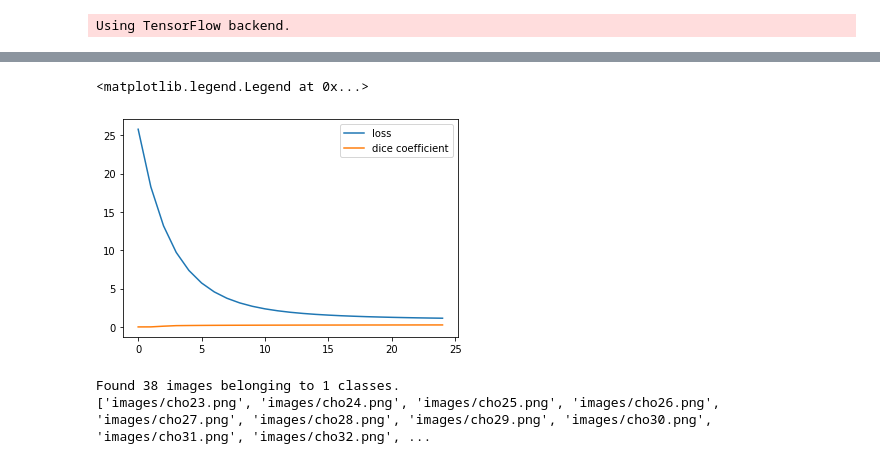
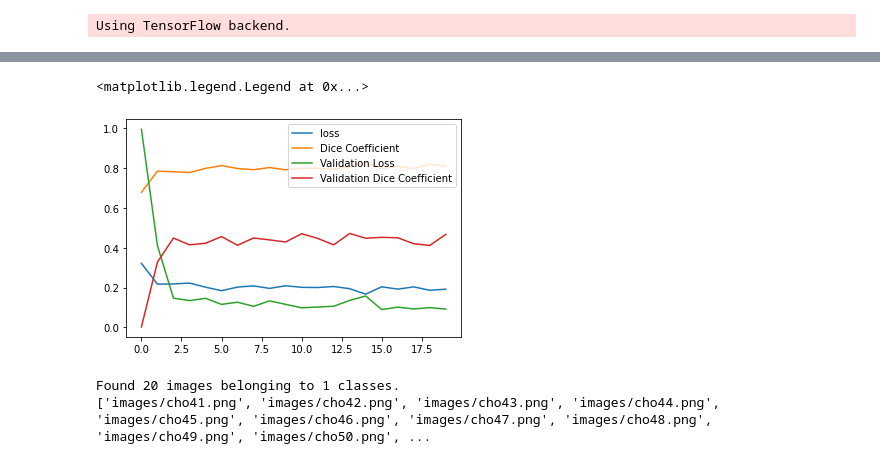
Before and after one commit to Nelson-Gon/cytounet, a Jupyter notebook: examples/example_usage.ipynb, the cells around one changed output, grey strips where cells are left out. Drawn from its saved outputs; the diff is of its cells as text; code cells hidden in the pictures.

Commit message:
Update example

```diff
--- a/examples/example_usage.ipynb
+++ b/examples/example_usage.ipynb
@@ -28,22 +28,26 @@ show_images(x_train, y_train, titles=['Train Image', 'Train Label'], number = 4)
 # %%
 data_gen_args = dict(rotation_range=0.1,
-                      rescale = 1./255,
                     width_shift_range=0.1,
+                     rescale = 1/255.,
                     height_shift_range=0.05,
-                    shear_range=0.2,
-                    zoom_range=0.2,
+                    shear_range=0.1,
+                    zoom_range=0.05,
                     horizontal_flip=True,
                     fill_mode='nearest')
 # %%
 # augmentation will take up a lot of space, only use if you have enough space on disk
 #! if [ ! -d "aug" ]; then mkdir aug aug/images aug/masks;fi
 # %%
-my_generator = generate_train_data(4,'examples/BBBC030_v1/train','images','outlines',
-                                   data_gen_args,save_to_dir = None, seed= 2,
+my_generator = generate_train_data(8,'examples/BBBC030_v1/train','images','new_outlines',
+                                   data_gen_args,save_to_dir = None, seed= 12,
                               target_size = (256, 256))
+valid_generator = generate_validation_data(8,'examples/BBBC030_v1/validation','images','new_outlines',
+                                   data_gen_args,save_to_dir = None, seed= 12,
+                              target_size = (256, 256))
 # %%
-model = unet(input_size = (256, 256, 1), optimiser='Adam', learning_rate=1e-4,
-             metrics=[dice_coef], loss=dice_coef_loss, regularizer='l2')
+model = unet(input_size = (256, 256, 1), optimiser='Adam', learning_rate=3e-4,
+             metrics=[dice_coef], loss=dice_coef_loss, use_regularizer=False)
 # %%
-history = train(model, my_generator, epochs = 25, steps_per_epoch= 100,verbose=1)
+history = train(model, my_generator,epochs = 20, steps_per_epoch= 150,verbose=1,
+               validation_data=valid_generator,validation_steps=40)
 # %% [output]
@@ -67,20 +71,23 @@ Epoch 25/25
 # %%
 plt.plot(history.history['loss'])
 plt.plot(history.history['dice_coef'])
-plt.legend(('loss', 'dice coefficient'))
+plt.plot(history.history['val_loss'])
+plt.plot(history.history['val_dice_coef'])
+plt.legend(('loss', 'Dice Coefficient', 'Validation Loss', 'Validation Dice Coefficient'))
 # %% [output]
 <matplotlib.legend.Legend at 0x...>
-[figure, old version]
+[figure, new version]
 # %%
 model.save("cho.hdf5")
 # %%
 y_test = read_images("examples/BBBC030_v1/test_truth",image_suffix="png")
 # %%
-results = predict(test_path="examples/BBBC030_v1/test",model_weights= "cho.hdf5",train_seed = 12,custom_loss = {'dice_coef': dice_coef,
-                                               'dice_coef_loss': dice_coef_loss}, target_size = (256, 256))
+results = predict(test_path="examples/BBBC030_v1/test",model_weights= "cho.hdf5",train_seed = 12,
+                  target_size = (256, 256),custom_loss = {'dice_coef': dice_coef,
+                                               'dice_coef_loss': dice_coef_loss})
 # %% [output]
-Found 38 images belonging to 1 classes.
-['images/cho23.png', 'images/cho24.png', 'images/cho25.png', 'images/cho26.png', 'images/cho27.png', 'images/cho28.png', 'images/cho29.png', 'images/cho30.png', 'images/cho31.png', 'images/cho32.png', ...
+Found 20 images belonging to 1 classes.
+['images/cho41.png', 'images/cho42.png', 'images/cho43.png', 'images/cho44.png', 'images/cho45.png', 'images/cho46.png', 'images/cho47.png', 'images/cho48.png', 'images/cho49.png', 'images/cho50.png', ...
 # %%
 show_images(y_test, results,number = 4, titles=['truth', 'predicted'], figure_size=(20,20))
 # %% [output]
```
Also changed, not shown: parts of 5 cells of this notebook.
